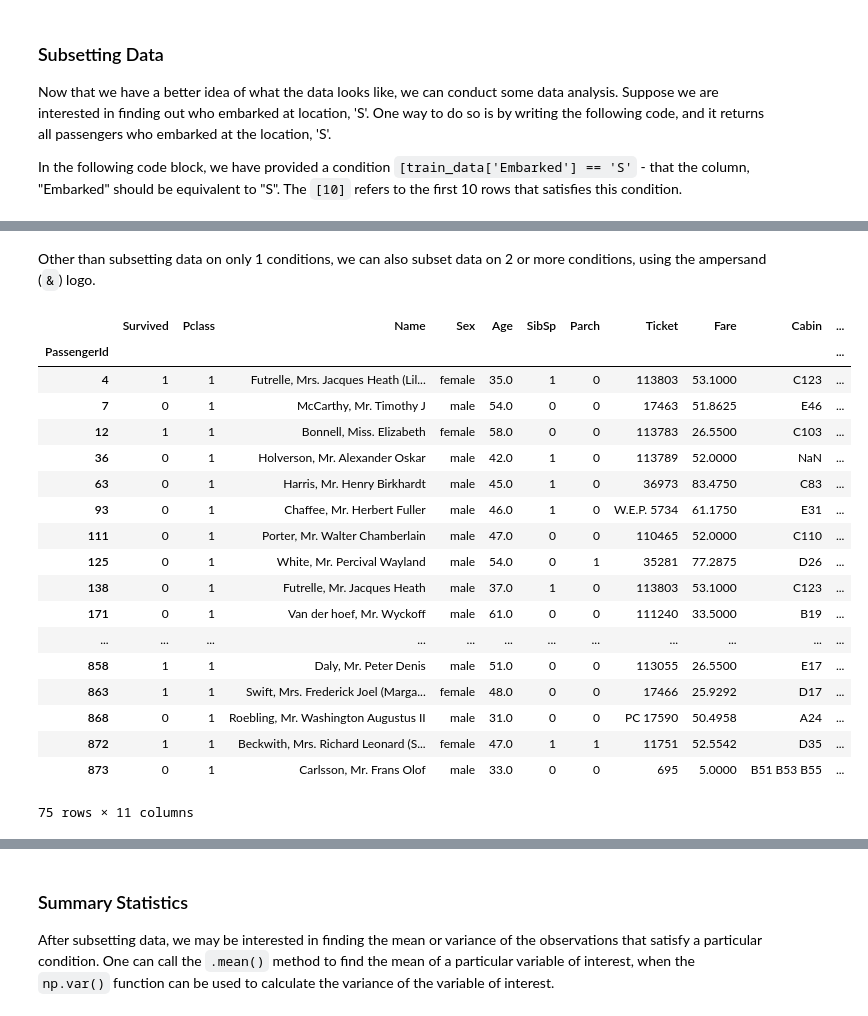
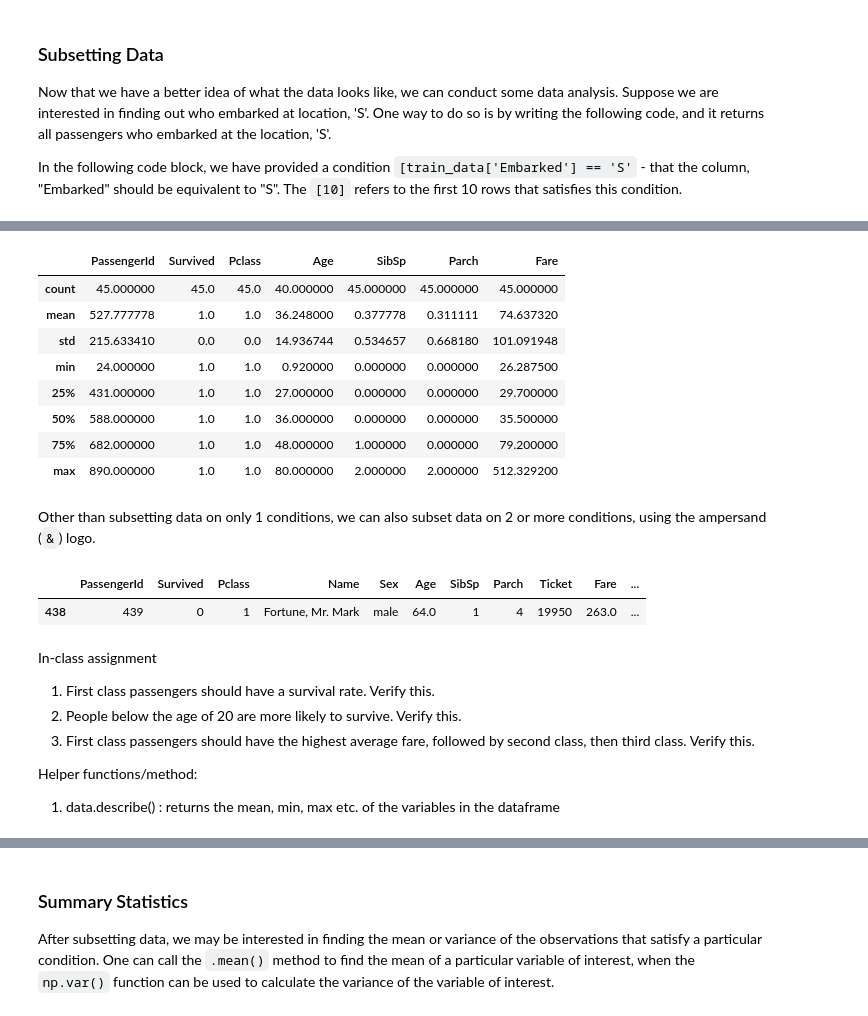
Before and after one commit to ngbolin/PythonProgrammingWorkshop, a Jupyter notebook: SMUMSE_ProgWorkshop_Lesson3.ipynb, the cells around one changed output, grey strips where cells are left out. Saved outputs shown, nothing was run; the diff lists cells and outputs as text; code cells hidden in the pictures.

```diff
--- a/SMUMSE_ProgWorkshop_Lesson3.ipynb
+++ b/SMUMSE_ProgWorkshop_Lesson3.ipynb
@@ -49,10 +49,12 @@ if data is the filename,
 # %%
+# We have access to all functions from pandas and numpy
 import pandas as pd
 import numpy as np
 
 # Since data is in the form of a csv file, we can use pd.read_csv
-train_data = pd.read_csv('data/titanic/train.csv', index_col = 0) # The first column is the index
-print(train_data.shape)
+
+train_data = pd.read_csv('data/titanic/train.csv')
+# print(len(train_data))
 # train_data.head()
-train_data.describe(include='all') # Describe gives a summary of the dataframe
+train_data.describe(include='all') # Describe gives a summary of the variables in the dataframe
 # %% [output]
@@ -145,24 +122,37 @@ train_data[train_data['Embarked'] == 'S']
+# %%
+# We can pass in conditions to subset the data, 0 4 886 889 890
+variables_of_interest = ["Survived", "Fare", "Pclass"]
+train_data[variables_of_interest]
+
+# Use the ampersand logo to string conditions
+subset1 = train_data[(train_data['Survived'] == 1) &
+                     (train_data["Pclass"] == 1) &
+                     (train_data["Sex"] == "male")]
+subset1.describe()
+# %% [output]
+|  | PassengerId | Survived | Pclass | Age | SibSp | Parch | Fare |
+| count | 45.000000 | 45.0 | 45.0 | 40.000000 | 45.000000 | 45.000000 | 45.000000 |
+| mean | 527.777778 | 1.0 | 1.0 | 36.248000 | 0.377778 | 0.311111 | 74.637320 |
+| std | 215.633410 | 0.0 | 0.0 | 14.936744 | 0.534657 | 0.668180 | 101.091948 |
+| min | 24.000000 | 1.0 | 1.0 | 0.920000 | 0.000000 | 0.000000 | 26.287500 |
+| 25% | 431.000000 | 1.0 | 1.0 | 27.000000 | 0.000000 | 0.000000 | 29.700000 |
+| 50% | 588.000000 | 1.0 | 1.0 | 36.000000 | 0.000000 | 0.000000 | 35.500000 |
+| 75% | 682.000000 | 1.0 | 1.0 | 48.000000 | 1.000000 | 0.000000 | 79.200000 |
+| max | 890.000000 | 1.0 | 1.0 | 80.000000 | 2.000000 | 2.000000 | 512.329200 |
 # %% [markdown]
 Other than subsetting data on only 1 conditions, we can also subset data on 2 or more conditions, using the ampersand (`&`) logo.
 # %%
-train_data[(train_data['Embarked'] == 'S') & (train_data['Pclass'] == 1) & (train_data['Age'] > 30)]
+train_data[(train_data['Parch'] > 2) & (train_data['Pclass'] == 1) & (train_data['Age'] > 30)]
 # %% [output]
-|  | Survived | Pclass | Name | Sex | Age | SibSp | Parch | Ticket | Fare | Cabin | ... |
-| PassengerId |  |  |  |  |  |  |  |  |  |  | ... |
-| 4 | 1 | 1 | Futrelle, Mrs. Jacques Heath (Lil... | female | 35.0 | 1 | 0 | 113803 | 53.1000 | C123 | ... |
-| 7 | 0 | 1 | McCarthy, Mr. Timothy J | male | 54.0 | 0 | 0 | 17463 | 51.8625 | E46 | ... |
-| 12 | 1 | 1 | Bonnell, Miss. Elizabeth | female | 58.0 | 0 | 0 | 113783 | 26.5500 | C103 | ... |
-| 36 | 0 | 1 | Holverson, Mr. Alexander Oskar | male | 42.0 | 1 | 0 | 113789 | 52.0000 | NaN | ... |
-| 63 | 0 | 1 | Harris, Mr. Henry Birkhardt | male | 45.0 | 1 | 0 | 36973 | 83.4750 | C83 | ... |
-| 93 | 0 | 1 | Chaffee, Mr. Herbert Fuller | male | 46.0 | 1 | 0 | W.E.P. 5734 | 61.1750 | E31 | ... |
-| 111 | 0 | 1 | Porter, Mr. Walter Chamberlain | male | 47.0 | 0 | 0 | 110465 | 52.0000 | C110 | ... |
-| 125 | 0 | 1 | White, Mr. Percival Wayland | male | 54.0 | 0 | 1 | 35281 | 77.2875 | D26 | ... |
-| 138 | 0 | 1 | Futrelle, Mr. Jacques Heath | male | 37.0 | 1 | 0 | 113803 | 53.1000 | C123 | ... |
-| 171 | 0 | 1 | Van der hoef, Mr. Wyckoff | male | 61.0 | 0 | 0 | 111240 | 33.5000 | B19 | ... |
-| ... | ... | ... | ... | ... | ... | ... | ... | ... | ... | ... | ... |
-| 858 | 1 | 1 | Daly, Mr. Peter Denis | male | 51.0 | 0 | 0 | 113055 | 26.5500 | E17 | ... |
-| 863 | 1 | 1 | Swift, Mrs. Frederick Joel (Marga... | female | 48.0 | 0 | 0 | 17466 | 25.9292 | D17 | ... |
-| 868 | 0 | 1 | Roebling, Mr. Washington Augustus II | male | 31.0 | 0 | 0 | PC 17590 | 50.4958 | A24 | ... |
-| 872 | 1 | 1 | Beckwith, Mrs. Richard Leonard (S... | female | 47.0 | 1 | 1 | 11751 | 52.5542 | D35 | ... |
-| 873 | 0 | 1 | Carlsson, Mr. Frans Olof | male | 33.0 | 0 | 0 | 695 | 5.0000 | B51 B53 B55 | ... |
+|  | PassengerId | Survived | Pclass | Name | Sex | Age | SibSp | Parch | Ticket | Fare | ... |
+| 438 | 439 | 0 | 1 | Fortune, Mr. Mark | male | 64.0 | 1 | 4 | 19950 | 263.0 | ... |
-75 rows × 11 columns
+# %% [markdown]
+In-class assignment
+
+1. First class passengers should have a survival rate. Verify this.
+2. People below the age of 20 are more likely to survive. Verify this.
+3. First class passengers should have the highest average fare, followed by second class, then third class. Verify this.
+
+Helper functions/method:
+
+1. data.describe() : returns the mean, min, max etc. of the variables in the dataframe
```
Also changed, not shown: parts of 133 cells of this notebook.
